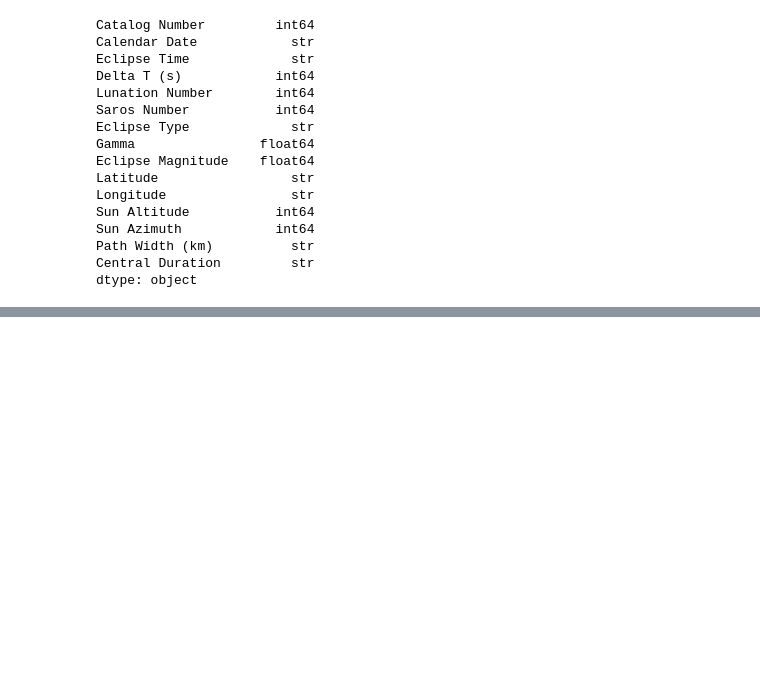
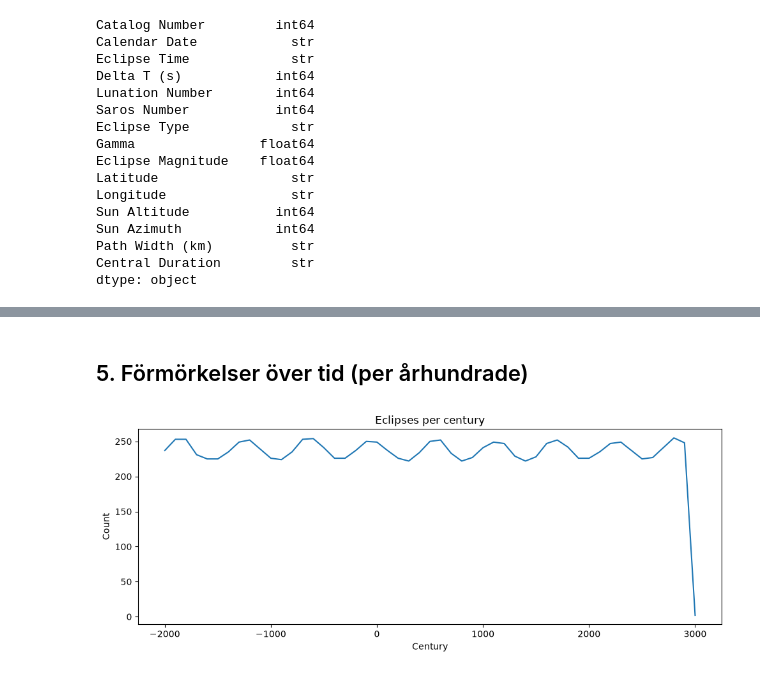
Before and after one commit to Abdulrahmanfahmi/eClipseBord, a Jupyter notebook: EDA/eda.ipynb, the cells around one changed output, grey strips where cells are left out. Saved outputs shown, nothing was run; the diff lists cells and outputs as text; code cells hidden in the pictures; blank space fills up the shorter version.

Commit message:
Finish EDA: century trend, 2026 highlight, conclusions

```diff
--- a/EDA/eda.ipynb
+++ b/EDA/eda.ipynb
@@ -47,0 +87,16 @@ dtype: object
+# %% [markdown]
+## 5. Förmörkelser över tid (per århundrade)
+# %%
+def parse_year(date_str):
+    return int(date_str.split(" ")[0])
+
+solar["Year"] = solar["Calendar Date"].apply(parse_year)
+solar["Century"] = (solar["Year"] // 100) * 100
+
+solar.groupby("Century").size().plot(kind="line", figsize=(10, 4), title="Eclipses per century")
+plt.ylabel("Count")
+plt.xlabel("Century")
+plt.tight_layout()
+plt.show()
+# %% [output]
+[figure, added]
```
Also changed, not shown: parts of 6 cells of this notebook.
